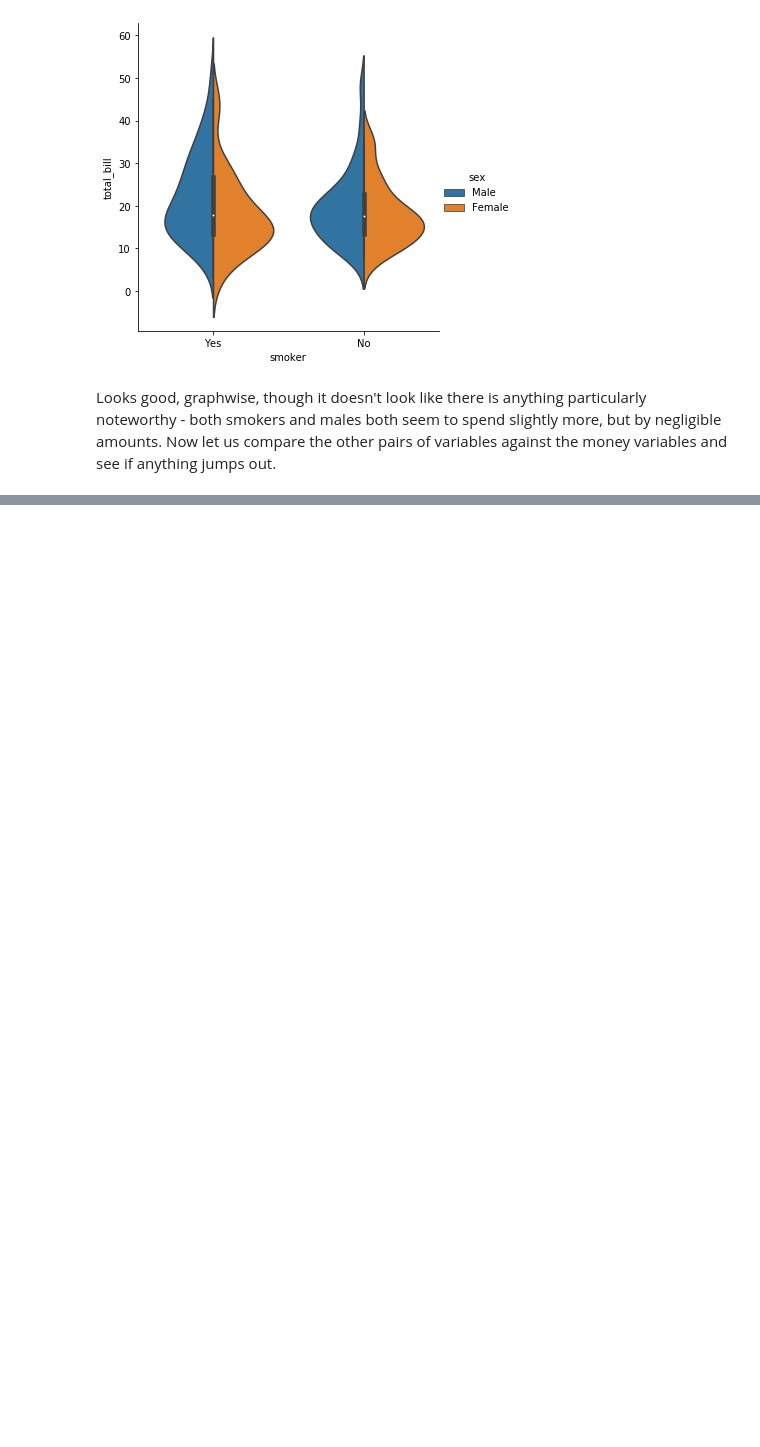
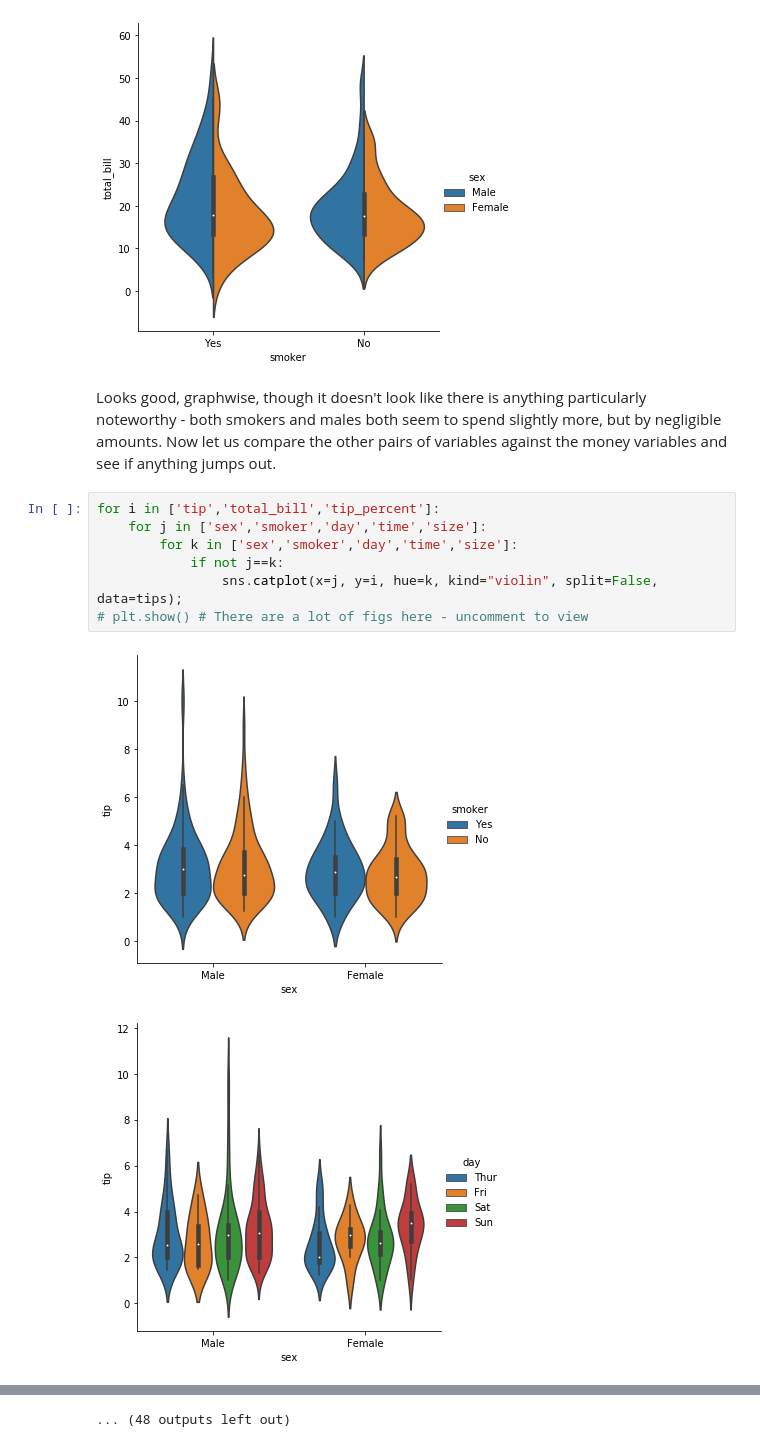
Before and after one commit to HFintan/HDip-FunDatAnalytics, a Jupyter notebook: fda_assignment.ipynb, the cells around one changed output, grey strips where cells are left out. Drawn from its saved outputs; the diff is of its cells as text; blank space fills up the shorter version.

Commit message:
analysed bivariate graphs. More to follow.

```diff
--- a/fda_assignment.ipynb
+++ b/fda_assignment.ipynb
@@ -295,3 +295,13 @@ plt.show()
 [figure]
 # %% [markdown]
 Looks good, graphwise, though it doesn't look like there is anything particularly noteworthy - both smokers and males both seem to spend slightly more, but by negligible amounts. Now let us compare the other pairs of variables against the money variables and see if anything jumps out.
+# %%
+for i in ['tip','total_bill','tip_percent']:
+    for j in ['sex','smoker','day','time','size']:
+        for k in ['sex','smoker','day','time','size']:
+            if not j==k:
+                sns.catplot(x=j, y=i, hue=k, kind="violin", split=False, data=tips);
+# plt.show() # There are a lot of figs here - uncomment to view
+# %% [output]
+[figure, added]
+[figure, added]
@@ -297,0 +318 @@ Looks good, graphwise, though it doesn't look like there is anything particularl
+... (48 outputs left out)
```
Also changed, not shown: parts of 3 cells of this notebook.
